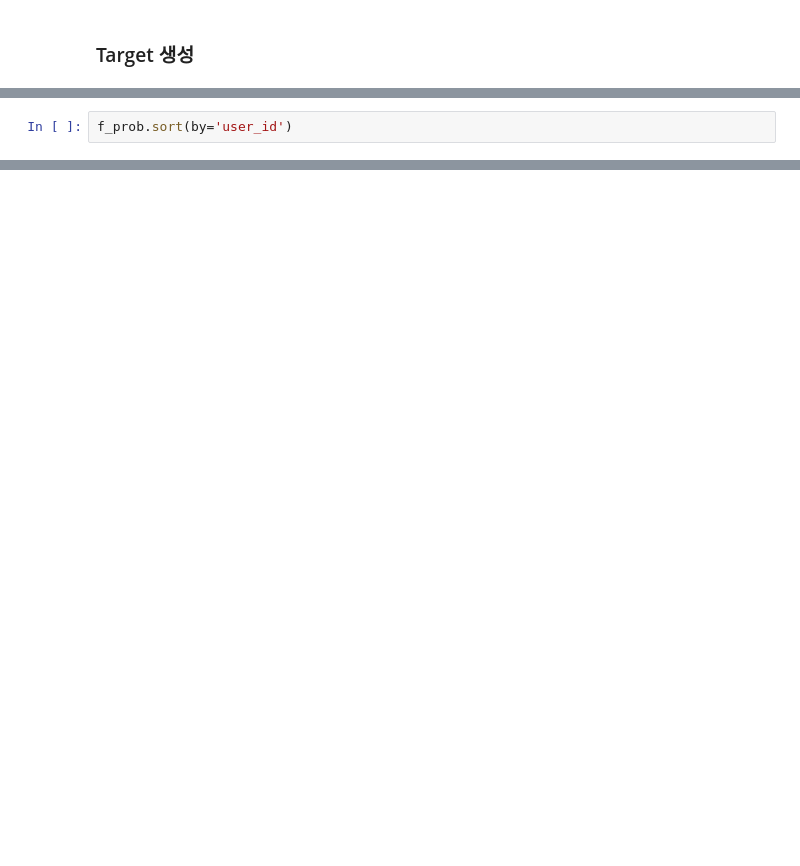
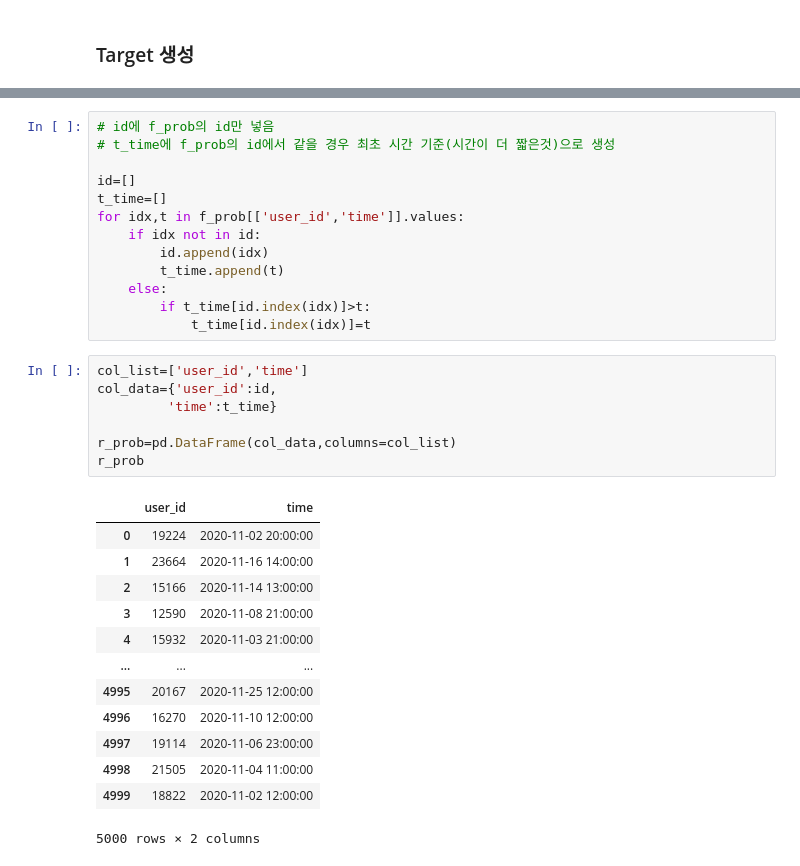
Before and after one commit to castleroad95/System-error-AI-competition, a Jupyter notebook: protesting_prediction.ipynb, the cells around one changed output, grey strips where cells are left out. Saved outputs shown, nothing was run; the diff lists cells and outputs as text; blank space fills up the shorter version.

```diff
--- a/protesting_prediction.ipynb
+++ b/protesting_prediction.ipynb
@@ -560,2 +559,0 @@ len(f_prob['user_id'].unique())
-# %%
-f_prob.sort(by='user_id')
@@ -563,0 +675,34 @@ AttributeError: 'DataFrame' object has no attribute 'sort'
+# %%
+# id에 f_prob의 id만 넣음
+# t_time에 f_prob의 id에서 같을 경우 최초 시간 기준(시간이 더 짧은것)으로 생성
+
+id=[]
+t_time=[]
+for idx,t in f_prob[['user_id','time']].values:
+    if idx not in id:
+        id.append(idx)
+        t_time.append(t)
+    else:
+        if t_time[id.index(idx)]>t:
+            t_time[id.index(idx)]=t
+# %%
+col_list=['user_id','time']
+col_data={'user_id':id,
+         'time':t_time}
+
+r_prob=pd.DataFrame(col_data,columns=col_list)
+r_prob
+# %% [output]
+|  | user_id | time |
+| 0 | 19224 | 2020-11-02 20:00:00 |
+| 1 | 23664 | 2020-11-16 14:00:00 |
+| 2 | 15166 | 2020-11-14 13:00:00 |
+| 3 | 12590 | 2020-11-08 21:00:00 |
+| 4 | 15932 | 2020-11-03 21:00:00 |
+| ... | ... | ... |
+| 4995 | 20167 | 2020-11-25 12:00:00 |
+| 4996 | 16270 | 2020-11-10 12:00:00 |
+| 4997 | 19114 | 2020-11-06 23:00:00 |
+| 4998 | 21505 | 2020-11-04 11:00:00 |
+| 4999 | 18822 | 2020-11-02 12:00:00 |
+5000 rows × 2 columns
```
Also changed, not shown: parts of 26 cells of this notebook.
